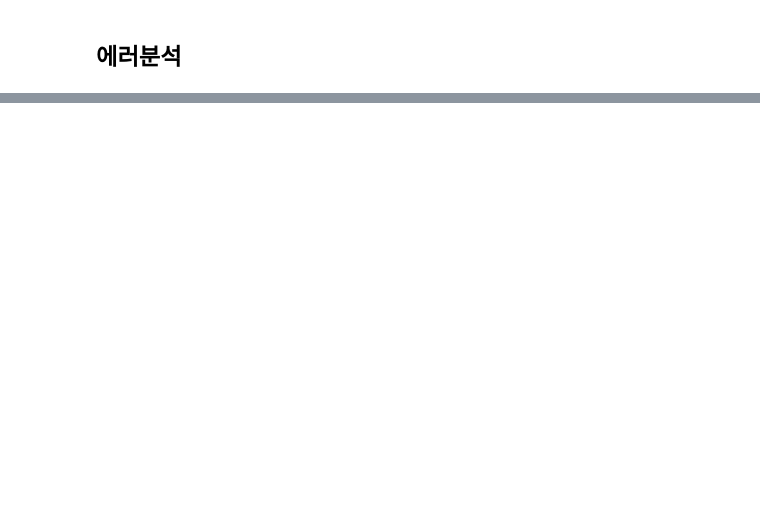
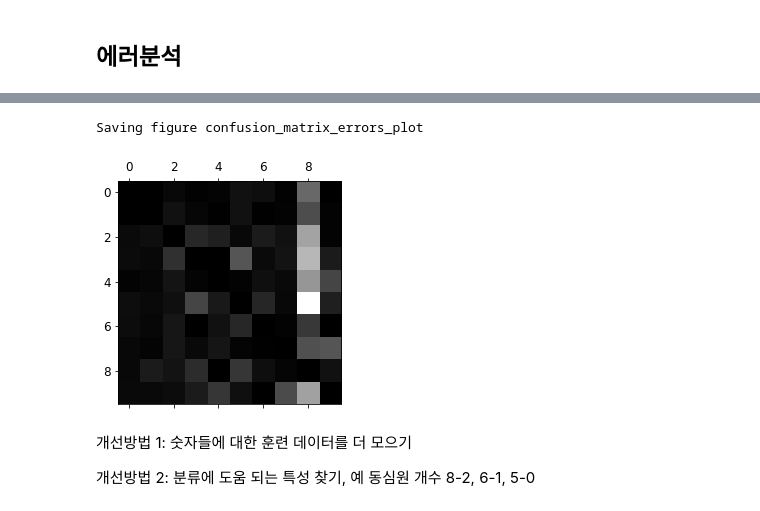
Before and after one commit to seaworld0125/machine-learning, a Jupyter notebook: HW2.ipynb, the cells around one changed output, grey strips where cells are left out. Drawn from its saved outputs; the diff is of its cells as text; code cells hidden in the pictures; blank space fills up the shorter version.

```diff
--- a/HW2.ipynb
+++ b/HW2.ipynb
@@ -606,0 +625,15 @@ KeyboardInterrupt:
+# %%
+row_sums = conf_mx.sum(axis=1, keepdims=True) #axis=1 은 행을 뜻함
+norm_conf_mx = conf_mx / row_sums #오차 행렬 값을 실제 클래스의 이미지 개수로 나누어서 에러 비율을 비교한다.
+# %%
+np.fill_diagonal(norm_conf_mx, 0) # 보기 편하게 대각선은 0으로 채움
+plt.matshow(norm_conf_mx, cmap=plt.cm.gray)
+save_fig("confusion_matrix_errors_plot", tight_layout=False)
+plt.show()
+# %% [output]
+Saving figure confusion_matrix_errors_plot
+[figure, added]
+# %% [markdown]
+개선방법 1: 숫자들에 대한 훈련 데이터를 더 모으기
+
+개선방법 2: 분류에 도움 되는 특성 찾기, 예 동심원 개수 8-2, 6-1, 5-0
```
Also changed, not shown: parts of 7 cells of this notebook, 2 other files.
